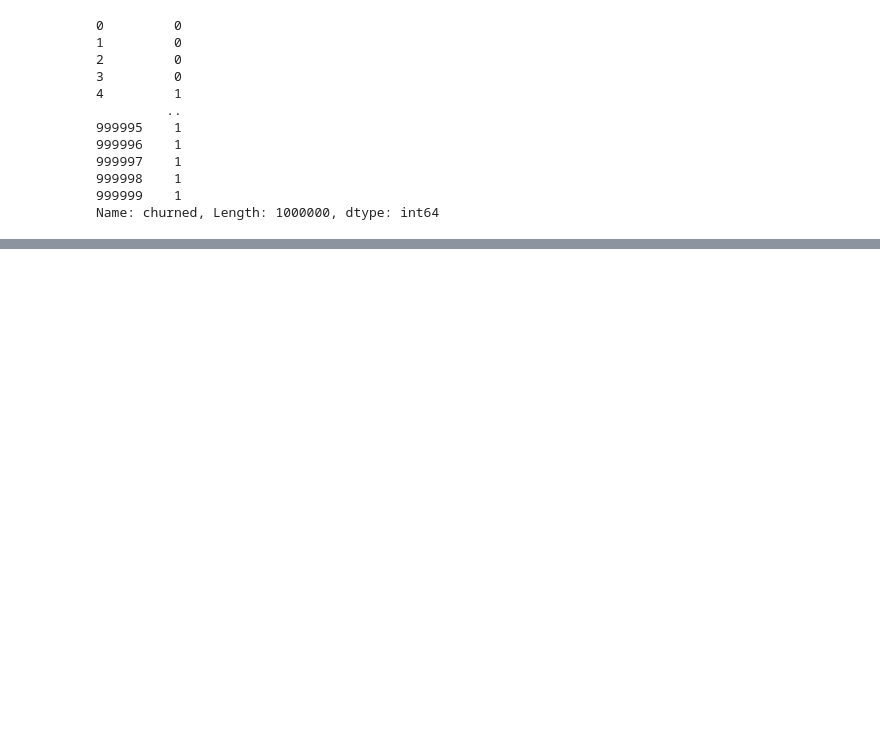
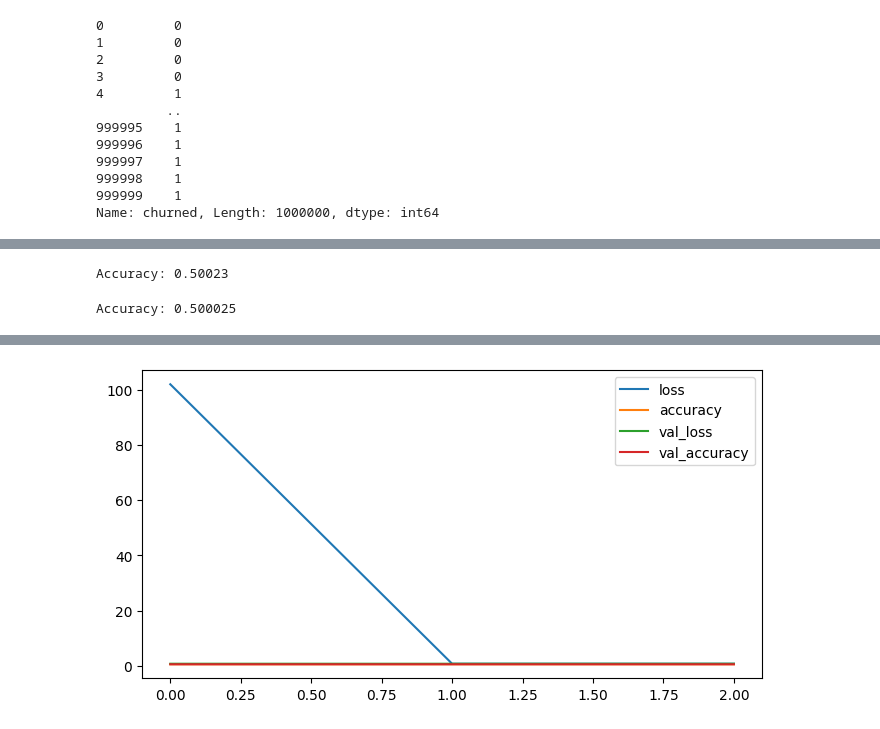
Before and after one commit to javierveloso/ml_practica, a Jupyter notebook: ml_retail_behavior.ipynb, the cells around one changed output, grey strips where cells are left out. Saved outputs shown, nothing was run; the diff lists cells and outputs as text; code cells hidden in the pictures; blank space fills up the shorter version.

Commit message:
subida actualizacion red neuronal

```diff
--- a/ml_retail_behavior.ipynb
+++ b/ml_retail_behavior.ipynb
@@ -331,0 +501,62 @@ Index(['transaction_id', 'customer_zip_code', 'total_discounts_received',
+# %%
+# crea un nuevo dataframe para el entrenamiento y el de prueba con las 10 caracteristicas mas importantes
+X_train_top_features = X_train[top_10_features_mutual_information]
+X_test_top_features = X_test[top_10_features_mutual_information]
+# %%
+# entrena un modelo de regresion logistica con las 10 caracteristicas mas importantes
+
+model = LogisticRegression(max_iter=200, random_state=42)
+model.fit(X_train_top_features, y_train)
+
+# evalua el modelo con las 10 caracteristicas mas importantes
+from sklearn.metrics import accuracy_score
+
+y_pred = model.predict(X_test_top_features)
+accuracy = accuracy_score(y_test, y_pred)
+
+print(f"Accuracy: {accuracy}")
+# %% [output]
+Accuracy: 0.50023
+# %%
+# crea un nuevo dataframe para el entrenamiento y el de prueba con las 10 caracteristicas mas importantes
+X_train_top_features = X_train[top_10_features_select_k_best]
+X_test_top_features = X_test[top_10_features_select_k_best]
+
+# entrena un modelo de regresion logistica con las 10 caracteristicas mas importantes
+
+model = LogisticRegression(max_iter=200, random_state=42)
+model.fit(X_train_top_features, y_train)
+
+# evalua el modelo con las 10 caracteristicas mas importantes
+from sklearn.metrics import accuracy_score
+
+y_pred = model.predict(X_test_top_features)
+accuracy = accuracy_score(y_test, y_pred)
+
+print(f"Accuracy: {accuracy}")
+# %% [output]
+Accuracy: 0.500025
+# %%
+# creamos un modelo de red neuronal con keras
+
+from keras.models import Sequential
+from keras.layers import Dense
+
+model = Sequential()
+
+model.add(Dense(10, activation='relu', input_shape=(X_train.shape[1],)))
+model.add(Dense(1, activation='sigmoid'))
+
+model.compile(optimizer='adam', loss='binary_crossentropy', metrics=['accuracy'])
+
+history = model.fit(X_train, y_train, epochs=3, batch_size=16, validation_data=(X_test, y_test))
+
+# grafica la perdida y la precision del modelo
+plt.figure(figsize=(8, 4))
+plt.plot(history.history['loss'], label='loss')
+plt.plot(history.history['accuracy'], label='accuracy')
+plt.plot(history.history['val_loss'], label='val_loss')
+plt.plot(history.history['val_accuracy'], label='val_accuracy')
+plt.legend()
+plt.show()
+# %% [output]
@@ -331,0 +569 @@ Index(['transaction_id', 'customer_zip_code', 'total_discounts_received',
+[figure, added]
```
Also changed, not shown: parts of 37 cells of this notebook.
